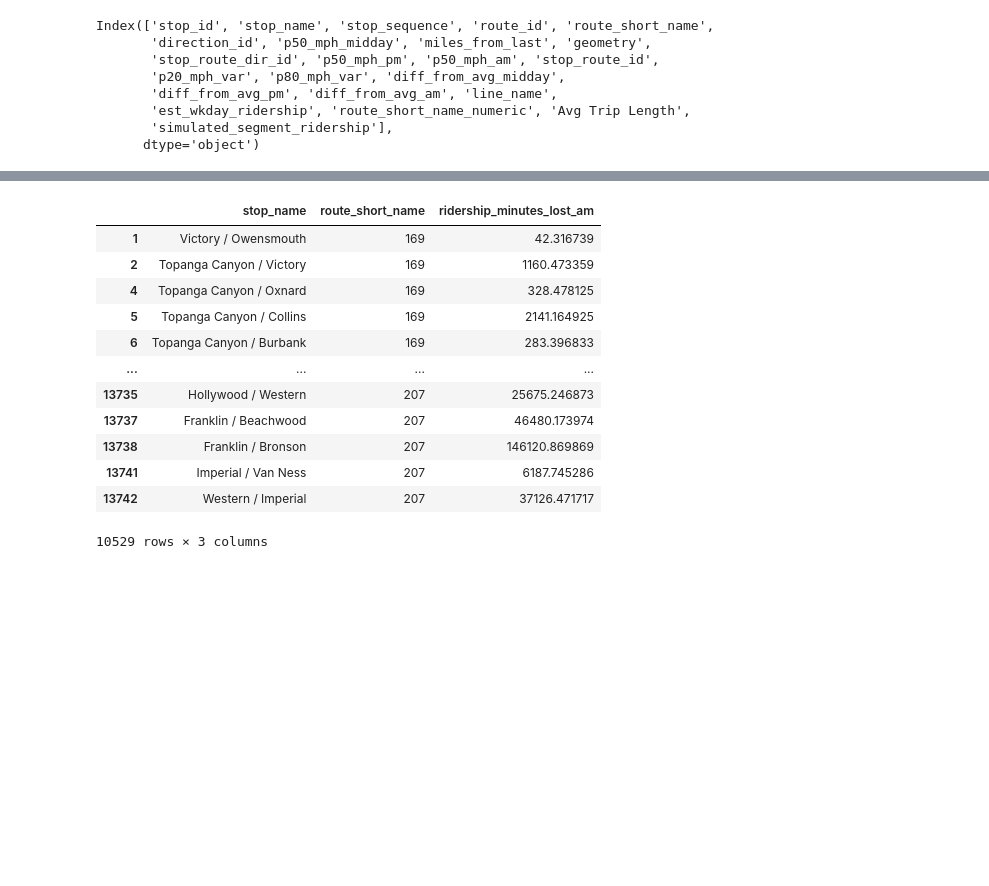
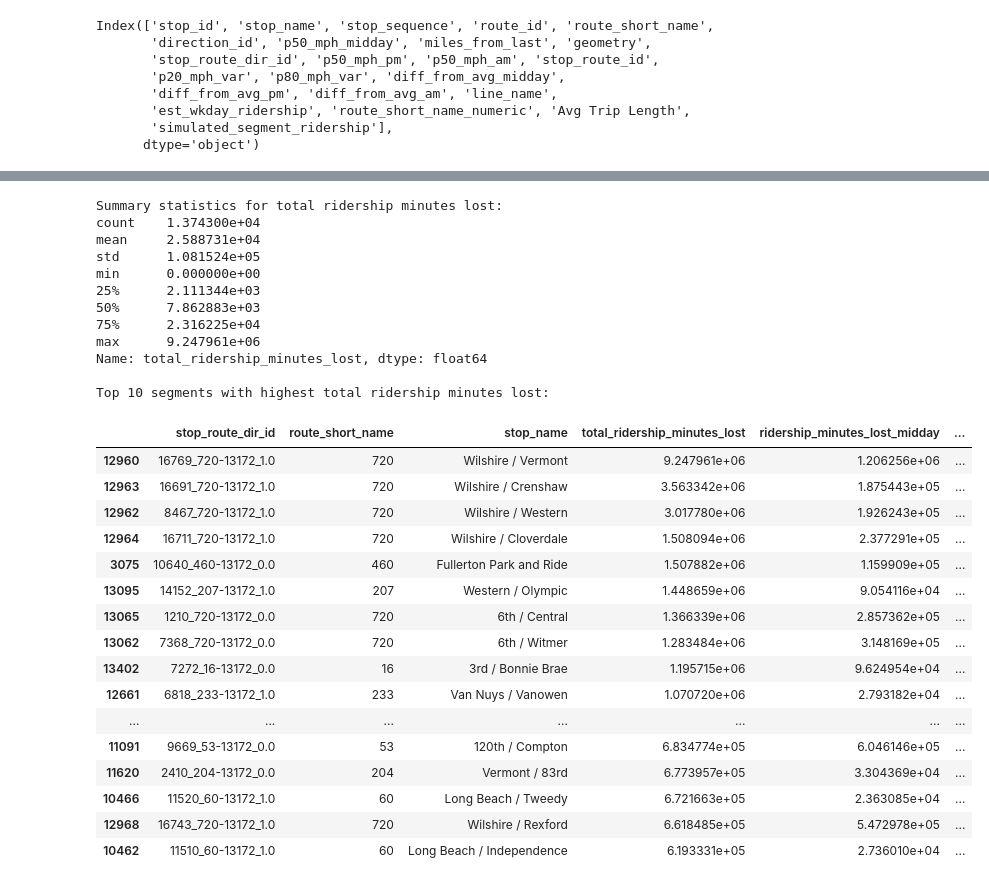
Before and after one commit to streetsforall/metro-bus-lane-prioritization, a Jupyter notebook: lab.ipynb, the cells around one changed output, grey strips where cells are left out. Cells and saved outputs as stored; diff of their text form; code cells hidden in the pictures; blank space fills up the shorter version.

```diff
--- a/lab.ipynb
+++ b/lab.ipynb
@@ -958,16 +926,56 @@ pm_filtered[['stop_name', 'route_short_name', 'ridership_minutes_lost_pm']]
-# %%
-am_filtered[['stop_name', 'route_short_name', 'ridership_minutes_lost_am']]
-# %% [output]
-|  | stop_name | route_short_name | ridership_minutes_lost_am |
-| 1 | Victory / Owensmouth | 169 | 42.316739 |
-| 2 | Topanga Canyon / Victory | 169 | 1160.473359 |
-| 4 | Topanga Canyon / Oxnard | 169 | 328.478125 |
-| 5 | Topanga Canyon / Collins | 169 | 2141.164925 |
-| 6 | Topanga Canyon / Burbank | 169 | 283.396833 |
-| ... | ... | ... | ... |
-| 13735 | Hollywood / Western | 207 | 25675.246873 |
-| 13737 | Franklin / Beachwood | 207 | 46480.173974 |
-| 13738 | Franklin / Bronson | 207 | 146120.869869 |
-| 13741 | Imperial / Van Ness | 207 | 6187.745286 |
-| 13742 | Western / Imperial | 207 | 37126.471717 |
-10529 rows × 3 columns
+# %%
+# Group by stop_route_dir_id and sum the ridership minutes lost for each time period
+midday_sum = midday_filtered.groupby('stop_route_dir_id')['ridership_minutes_lost_midday'].sum().reset_index()
+pm_sum = pm_filtered.groupby('stop_route_dir_id')['ridership_minutes_lost_pm'].sum().reset_index()
+am_sum = am_filtered.groupby('stop_route_dir_id')['ridership_minutes_lost_am'].sum().reset_index()
+
+# Merge the summed data back into the merged_gdf
+merged_gdf = merged_gdf.merge(midday_sum, on='stop_route_dir_id', how='left')
+merged_gdf = merged_gdf.merge(pm_sum, on='stop_route_dir_id', how='left')
+merged_gdf = merged_gdf.merge(am_sum, on='stop_route_dir_id', how='left')
+
+# Fill NaN values with 0 (for segments that didn't have any time lost)
+merged_gdf['ridership_minutes_lost_midday'] = merged_gdf['ridership_minutes_lost_midday'].fillna(0)
+merged_gdf['ridership_minutes_lost_pm'] = merged_gdf['ridership_minutes_lost_pm'].fillna(0)
+merged_gdf['ridership_minutes_lost_am'] = merged_gdf['ridership_minutes_lost_am'].fillna(0)
+
+# Calculate total ridership minutes lost across all time periods
+merged_gdf['total_ridership_minutes_lost'] = (
+    merged_gdf['ridership_minutes_lost_midday'] +
+    merged_gdf['ridership_minutes_lost_pm'] +
+    merged_gdf['ridership_minutes_lost_am']
+)
+
+# Display summary statistics
+print("Summary statistics for total ridership minutes lost:")
+print(merged_gdf['total_ridership_minutes_lost'].describe())
+# %% [output]
+Summary statistics for total ridership minutes lost:
+count    1.374300e+04
+mean     2.588731e+04
+std      1.081524e+05
+min      0.000000e+00
+25%      2.111344e+03
+50%      7.862883e+03
+75%      2.316225e+04
+max      9.247961e+06
+Name: total_ridership_minutes_lost, dtype: float64
+
+Top 10 segments with highest total ridership minutes lost:
+|  | stop_route_dir_id | route_short_name | stop_name | total_ridership_minutes_lost | ridership_minutes_lost_midday | ... |
+| 12960 | 16769_720-13172_1.0 | 720 | Wilshire / Vermont | 9.247961e+06 | 1.206256e+06 | ... |
+| 12963 | 16691_720-13172_1.0 | 720 | Wilshire / Crenshaw | 3.563342e+06 | 1.875443e+05 | ... |
+| 12962 | 8467_720-13172_1.0 | 720 | Wilshire / Western | 3.017780e+06 | 1.926243e+05 | ... |
+| 12964 | 16711_720-13172_1.0 | 720 | Wilshire / Cloverdale | 1.508094e+06 | 2.377291e+05 | ... |
+| 3075 | 10640_460-13172_0.0 | 460 | Fullerton Park and Ride | 1.507882e+06 | 1.159909e+05 | ... |
+| 13095 | 14152_207-13172_1.0 | 207 | Western / Olympic | 1.448659e+06 | 9.054116e+04 | ... |
+| 13065 | 1210_720-13172_0.0 | 720 | 6th / Central | 1.366339e+06 | 2.857362e+05 | ... |
+| 13062 | 7368_720-13172_0.0 | 720 | 6th / Witmer | 1.283484e+06 | 3.148169e+05 | ... |
+| 13402 | 7272_16-13172_0.0 | 16 | 3rd / Bonnie Brae | 1.195715e+06 | 9.624954e+04 | ... |
+| 12661 | 6818_233-13172_1.0 | 233 | Van Nuys / Vanowen | 1.070720e+06 | 2.793182e+04 | ... |
+| ... | ... | ... | ... | ... | ... | ... |
+| 11091 | 9669_53-13172_0.0 | 53 | 120th / Compton | 6.834774e+05 | 6.046146e+05 | ... |
+| 11620 | 2410_204-13172_0.0 | 204 | Vermont / 83rd | 6.773957e+05 | 3.304369e+04 | ... |
+| 10466 | 11520_60-13172_1.0 | 60 | Long Beach / Tweedy | 6.721663e+05 | 2.363085e+04 | ... |
+| 12968 | 16743_720-13172_1.0 | 720 | Wilshire / Rexford | 6.618485e+05 | 5.472978e+05 | ... |
+| 10462 | 11510_60-13172_1.0 | 60 | Long Beach / Independence | 6.193331e+05 | 2.736010e+04 | ... |
```
Also changed, not shown: parts of 24 cells of this notebook, 4 other files.
